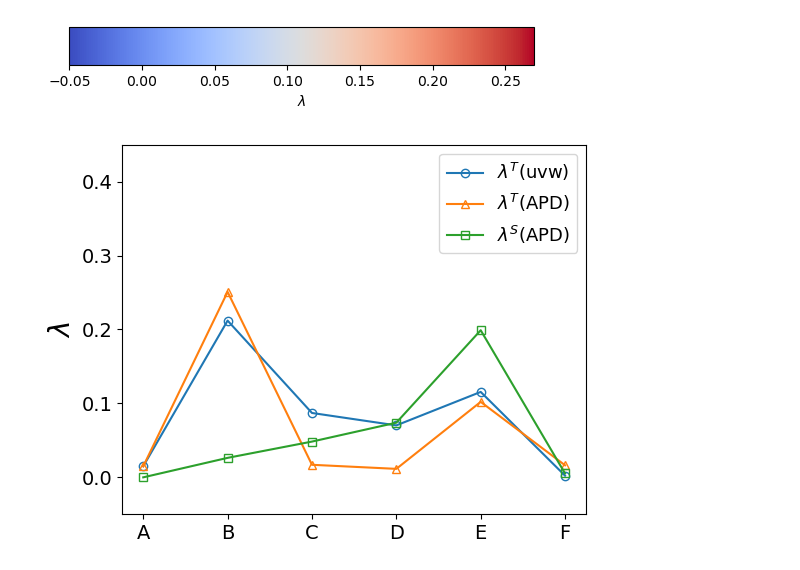
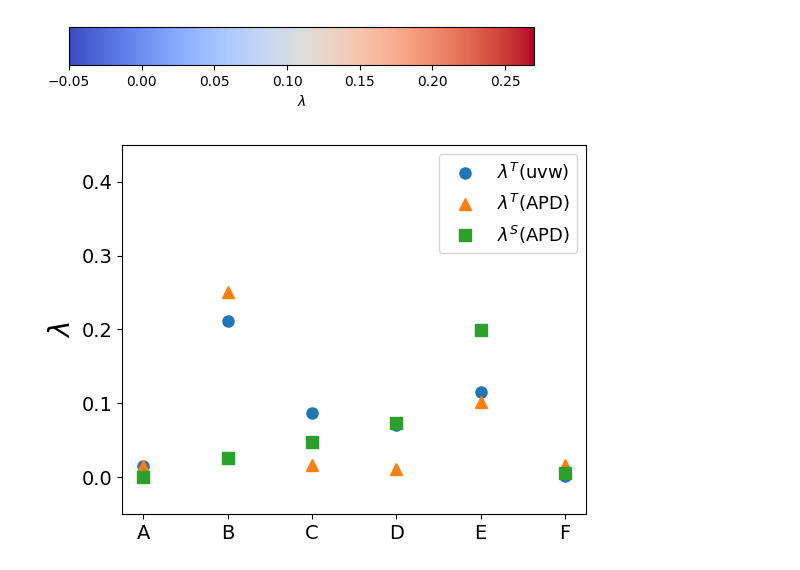
Before and after one commit to William-XiaodongAn/Quantifying-The-Complex-Spatiotemporal-Chaos-of-Cardiac-Fibrillation-in-Ionic-Models, a Jupyter notebook: analysis_ipynb_scripts/single_spiral.ipynb, the cells around one changed output. Saved outputs shown, nothing was run; the diff lists cells and outputs as text; code cells hidden in the pictures.

```diff
--- a/analysis_ipynb_scripts/single_spiral.ipynb
+++ b/analysis_ipynb_scripts/single_spiral.ipynb
@@ -802,7 +801,7 @@ result_2_uvw_list = []
 result_2_APD_list = []
 
 result_2_tau_pw_list = [667]
-result_2_tau_d_list = ["0.41_set_01","0.392_set_01","0.381_set_01","0.36_set_01","0.25_set_01","0.25_set_02"]
+result_2_tau_d_list = ["0.41_set_01","0.392_set_01","0.381_set_01","0.36_set_01","D2","0.25_set_01","0.25_set_02"]
 
 for tau_pw_index,tau_pw in enumerate(result_2_tau_pw_list):
     result_2_uvw_list.append([])
@@ -812,8 +811,10 @@ for tau_pw_index,tau_pw in enumerate(result_2_tau_pw_list):
 
         tau_pw = str(tau_pw)
         tau_d = str(tau_d)
-
-        path = "./tau_pw_"+ tau_pw + "_tau_d_" + tau_d + "_spatial_2e4_10e4_8_8_APD_step_4.csv"
+        if tau_d == "D2":
+            path = "./v_currents_p1_set1.csv"
+        else:
+            path = "./tau_pw_"+ tau_pw + "_tau_d_" + tau_d + "_spatial_2e4_10e4_8_8_APD_step_4.csv"
         APD,V = get_APD_and_voltage_uvw(path,0.3,4)
 
         result_2_uvw_list[tau_pw_index].append(V)
@@ -952,32 +964,32 @@ with open('result_single_spiral_lya_from_APD_spatial.pkl', 'wb') as f:
 # %%
 # Load the variable
 with open('result_single_spiral_lya_from_uvw.pkl', 'rb') as f:
     result_uvw = pickle.load(f)
 
 # Load the variable
 with open('result_single_spiral_lya_from_APD.pkl', 'rb') as f:
     result_APD = pickle.load(f)
 
 # Load the variable
 with open('result_single_spiral_lya_from_APD_spatial.pkl', 'rb') as f:
     result_APD_spatial = pickle.load(f)
-plt.errorbar(['A','B','C','D','E','F'],result_uvw,yerr = None, fmt ='-o',markerfacecolor='none')
-plt.errorbar(['A','B','C','D','E','F'],result_APD,yerr =  None, fmt ='-^',markerfacecolor='none')
+plt.errorbar(['A','B','C','D','E','F'],result_uvw,yerr = None, fmt ='o',markersize=8)
+plt.errorbar(['A','B','C','D','E','F'],result_APD,yerr =  None, fmt ='^',markersize=8)
 #plt.errorbar(['A','B','C','D','D1','E','F'],avg(result_2_lya_from_APD_std)[0],yerr = [0,0,0,0,0,0,0], fmt ='--*',color = '#9467bd')
-plt.errorbar(['A','B','C','D','E','F'],result_APD_spatial,yerr =  None, fmt ='-s',markerfacecolor='none')
+plt.errorbar(['A','B','C','D','E','F'],result_APD_spatial,yerr =  None, fmt ='s',markersize=8)
 
 plt.ylim(-0.05,0.45)
 #plt.gca().xaxis.set_major_locator(MaxNLocator(nbins=5))  # Max 5 ticks on x-axis
 plt.gca().yaxis.set_major_locator(MaxNLocator(nbins=5))  # Max 5 ticks on y-axis
 plt.legend([r'$\lambda^T$(uvw)',r'$\lambda^T$(APD)',r'$\lambda^S$(APD)'],fontsize=13) #,r'$APD_{std}$(wolf)'
 plt.ylabel(r'$\lambda$',fontsize=20)
 #plt.title(r'Simulations$_{<5 times>}$, cost about 2 days ')
 plt.xticks(fontsize=14)
 plt.yticks(fontsize=14)
 plt.subplots_adjust(right=0.85)  # shrink plot area, leaves blank space on right
 plt.savefig("single_spiral_LE.png", dpi=300, bbox_inches=None)
 # %% [output]
-[figure, old version]
+[figure, new version]
 # %%
 from matplotlib.transforms import Affine2D
 
```
Also changed, not shown: parts of 4 cells of this notebook, 1 other file.
